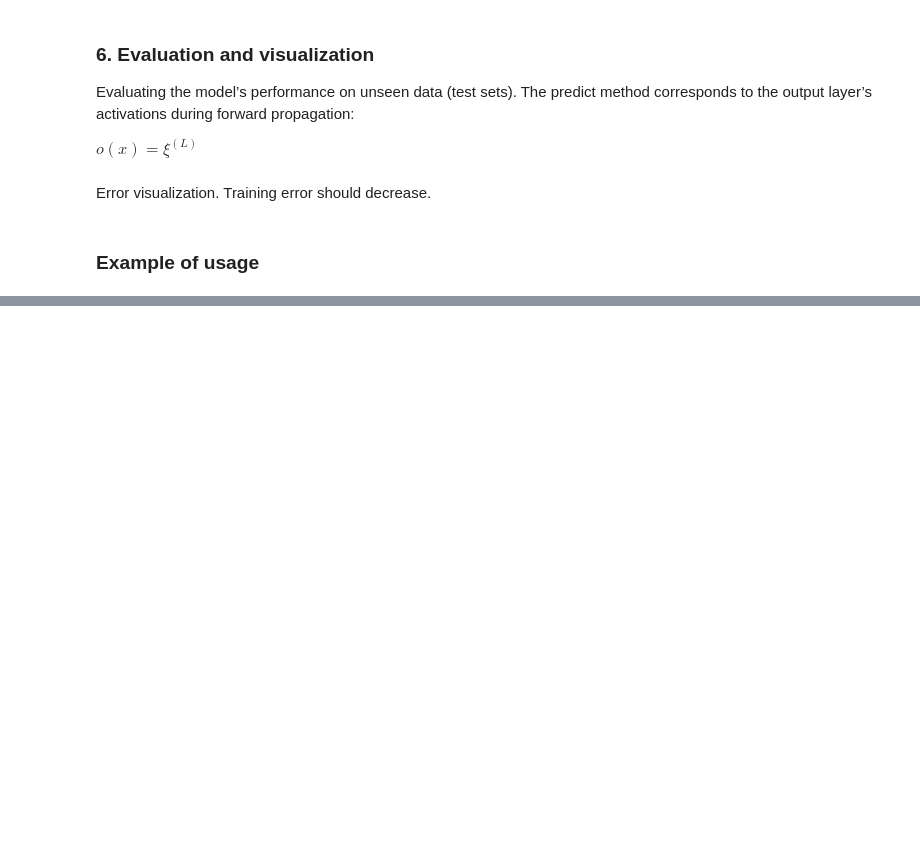
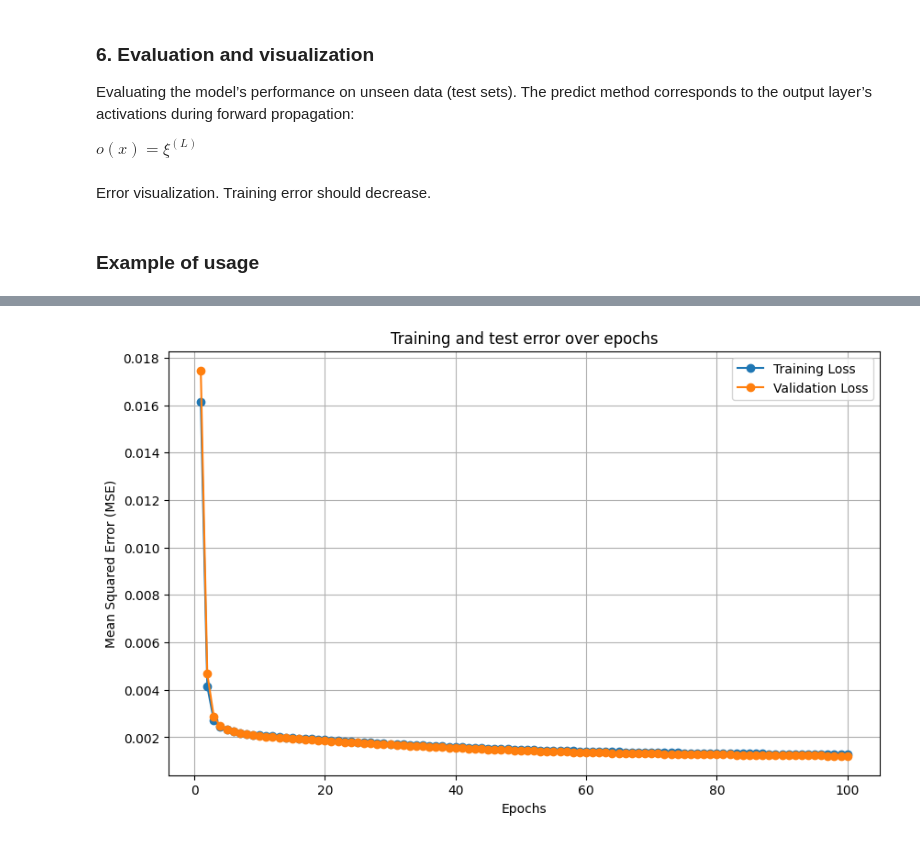
Before and after one commit to Andrea-PuBo/NEC, a Jupyter notebook: notebooks/NeuralNet.ipynb, the cells around one changed output, grey strips where cells are left out. Cells and saved outputs as stored; diff of their text form; code cells hidden in the pictures; blank space fills up the shorter version.

Commit message:
Moved example of usage from NeuralNet.py to NeuralNet.ipynb

```diff
--- a/notebooks/NeuralNet.ipynb
+++ b/notebooks/NeuralNet.ipynb
@@ -31,18 +32,17 @@ class NeuralNet:
         self.fact = fact  # Activation function
         self.val_split = val_split  # Validation set percentage
 
+        np.random.seed(42)
         # Initialize activations, weights, thresholds, and other variables
-        self.h = [np.zeros(n) for n in layers]  # Fields
-        self.xi = [np.zeros(n) for n in layers]  # Activations
-        self.w = [None] + [np.random.randn(layers[i], layers[i-1]) for i in range(1, self.L)]
-        self.theta = [None] + [np.random.randn(layers[i]) for i in range(1, self.L)]
-        #self.w = [None] + [np.random.randn(layers[i], layers[i-1]) * 0.01 for i in range(1, self.L)]  # Weights
-        #self.theta = [np.zeros(n) for n in layers]  # Thresholds
-        self.delta = [np.zeros(n) for n in layers]  # Propagated errors
+        self.h = [None] + [np.zeros(n) for n in layers[1:]]  # Fields
+        self.xi = [None] + [np.zeros(n) for n in layers[1:]]  # Activations
+        self.w = [None] + [np.random.randn(layers[i], layers[i - 1]) for i in range(1, self.L)]  # Weights
+        self.theta = [None] + [np.random.randn(layers[i]) for i in range(1, self.L)]  # Thresholds
+        self.delta = [None] + [np.zeros(n) for n in layers[1:]]  # Propagated errors
         self.d_w = [None] + [np.zeros_like(w) for w in self.w[1:]]  # Weight updates
-        self.d_theta = [np.zeros(n) for n in layers]  # Threshold updates
+        self.d_theta = [None] + [np.zeros(n) for n in layers[1:]]  # Threshold updates
         self.d_w_prev = [None] + [np.zeros_like(w) for w in self.w[1:]]  # Previous weight updates
-        self.d_theta_prev = [np.zeros(n) for n in layers]  # Previous threshold updates
+        self.d_theta_prev = [None] + [np.zeros(n) for n in layers[1:]]  # Previous threshold updates
 
         # Loss tracking
         self.train_losses = []
@@ -260,0 +254,34 @@ if __name__ == "__main__":
+# %%
+if __name__ == "__main__":
+    # Load dataset
+    df = pd.read_csv('../data/preprocessed_data_all_scaled.csv', decimal=".")
+    df.describe()
+    # Select the target column by name
+    output_column = 'price'
+    targets = df[output_column].values
+    # Select all columns except the target column
+    input_columns = df.columns[df.columns != output_column]
+    features = df[input_columns].values
+    from sklearn.model_selection import train_test_split
+    X_train, X_test, y_train, y_test = train_test_split(features, targets, test_size = 0.2, random_state= 42)
+
+    # Initialize Neural Network
+    layers = [9, 8, 4, 1]  # Example: Input layer, two hidden layers, and output layer
+    nn = NeuralNet(
+        layers=layers,
+        epochs=100,
+        learning_rate=0.1,
+        momentum=0.8,
+        fact="sigmoid",
+        val_split=0.2
+    )
+
+    # Train the Neural Network
+    nn.fit(X_train, y_train)
+
+    # Get the training and validation errors
+    train_errors, val_errors = nn.loss_epochs()
+
+    # Plot the training and validation errors
+    nn.plot_errors()
+# %% [output]
@@ -260,0 +305 @@ if __name__ == "__main__":
+[figure, added]
```
Also changed, not shown: parts of 15 cells of this notebook, 1 other file.
